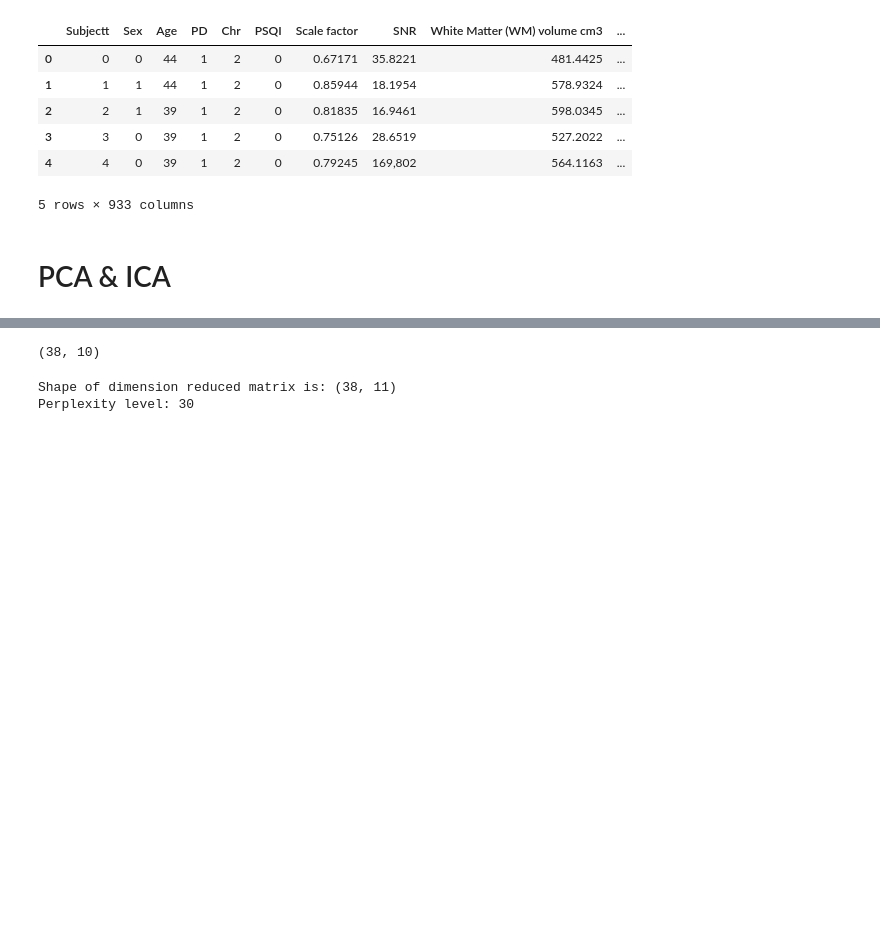
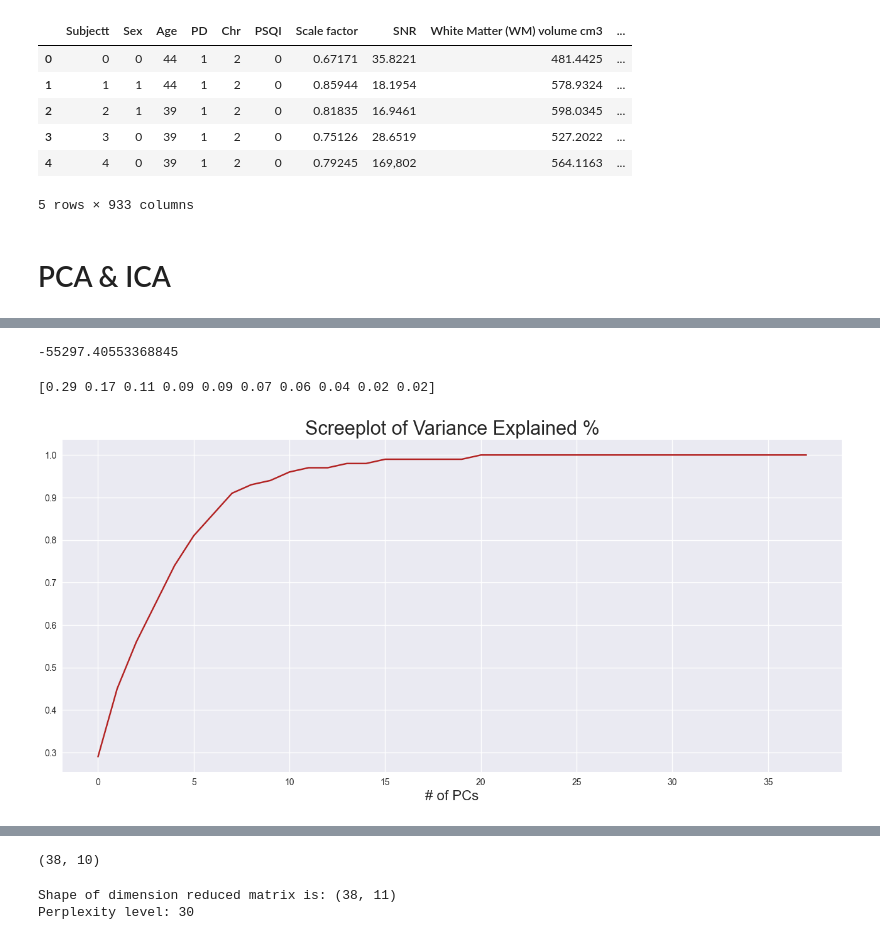
Before and after one commit to Sebarz98/pd_sleep, a Jupyter notebook: PCA&ICA.ipynb, the cells around one changed output, grey strips where cells are left out. Cells and saved outputs as stored; diff of their text form; code cells hidden in the pictures; blank space fills up the shorter version.

```diff
--- a/PCA&ICA.ipynb
+++ b/PCA&ICA.ipynb
@@ -58,4 +58,5 @@ for column in df.columns:
         df[column] = df[column].apply(lambda x: str(x.replace(",", "")))
         df[column] =df[column].astype("float")
 
-df.head()
+X = df.loc[:, df.columns.drop(["Subjectt", "Sex", "Chr", "PD"])]
+y = df.pop("PD")
@@ -97,0 +63,8 @@ print(pca.explained_variance_)
+# %%
+#pca = PCA(n_components=0.95)
+#df_pca = pca.fit_transform(X)
+pca = PCA()
+df_pca = pca.fit_transform(X=X)
+df_pca = pd.DataFrame(df_pca)
+print(df_pca.shape)
+df_pca.round(2).head()
@@ -97,0 +102,18 @@ print(pca.explained_variance_)
+# %%
+# Compute PC1 for row 1.
+np.dot(df_pca_loadings.loc[0, :], X_mean.loc[1, :])
+# %% [output]
+-55297.40553368845
+# %%
+print(pca.explained_variance_ratio_.round(2)[:10])
+# %% [output]
+[0.29 0.17 0.11 0.09 0.09 0.07 0.06 0.04 0.02 0.02]
+# %%
+variance_exp_cumsum = pca.explained_variance_ratio_.cumsum().round(2)
+fig, axes = plt.subplots(1,1,figsize=(16,7), dpi=100)
+plt.plot(variance_exp_cumsum, color='firebrick')
+plt.title('Screeplot of Variance Explained %', fontsize=22)
+plt.xlabel('# of PCs', fontsize=16)
+plt.show()
+# %% [output]
+[figure, added]
```
Also changed, not shown: parts of 10 cells of this notebook.
